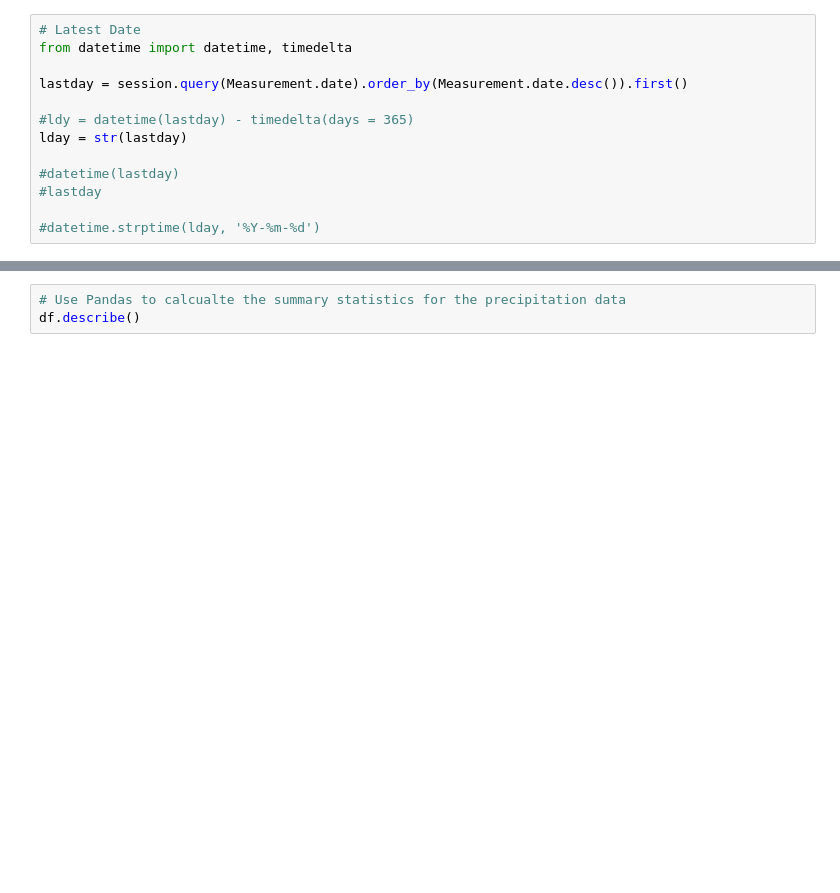
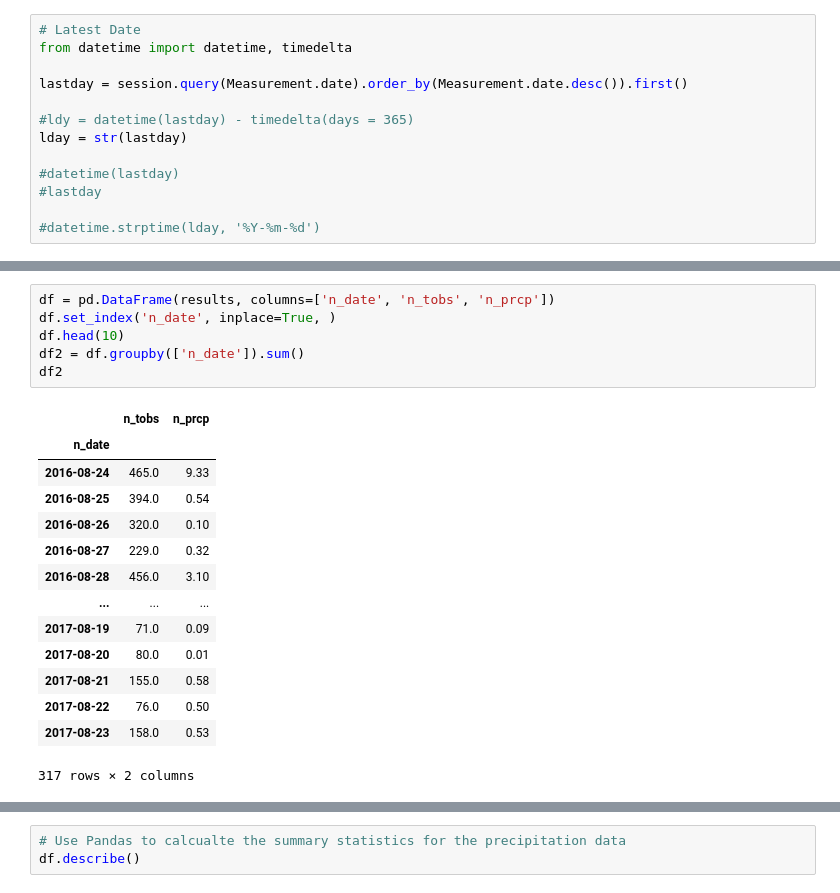
Before and after one commit to jtslater2/JTS-HW10-SQLAlchemy, a Jupyter notebook: climate_starter-jts.ipynb, the cells around one changed output, grey strips where cells are left out. Saved outputs shown, nothing was run; the diff lists cells and outputs as text; blank space fills up the shorter version.

```diff
--- a/climate_starter-jts.ipynb
+++ b/climate_starter-jts.ipynb
@@ -116,3 +159,24 @@ df = pd.read_sql_query(query.statement, engine)
+# %%
+df = pd.DataFrame(results, columns=['n_date', 'n_tobs', 'n_prcp'])
+df.set_index('n_date', inplace=True, )
+df.head(10)
+df2 = df.groupby(['n_date']).sum()
+df2
+# %% [output]
+|  | n_tobs | n_prcp |
+| n_date |  |  |
+| 2016-08-24 | 465.0 | 9.33 |
+| 2016-08-25 | 394.0 | 0.54 |
+| 2016-08-26 | 320.0 | 0.10 |
+| 2016-08-27 | 229.0 | 0.32 |
+| 2016-08-28 | 456.0 | 3.10 |
+| ... | ... | ... |
+| 2017-08-19 | 71.0 | 0.09 |
+| 2017-08-20 | 80.0 | 0.01 |
+| 2017-08-21 | 155.0 | 0.58 |
+| 2017-08-22 | 76.0 | 0.50 |
+| 2017-08-23 | 158.0 | 0.53 |
+317 rows × 2 columns
 # %%
 # Design a query to retrieve the last 12 months of precipitation data and plot the results
 
```
Also changed, not shown: parts of 7 cells of this notebook.
